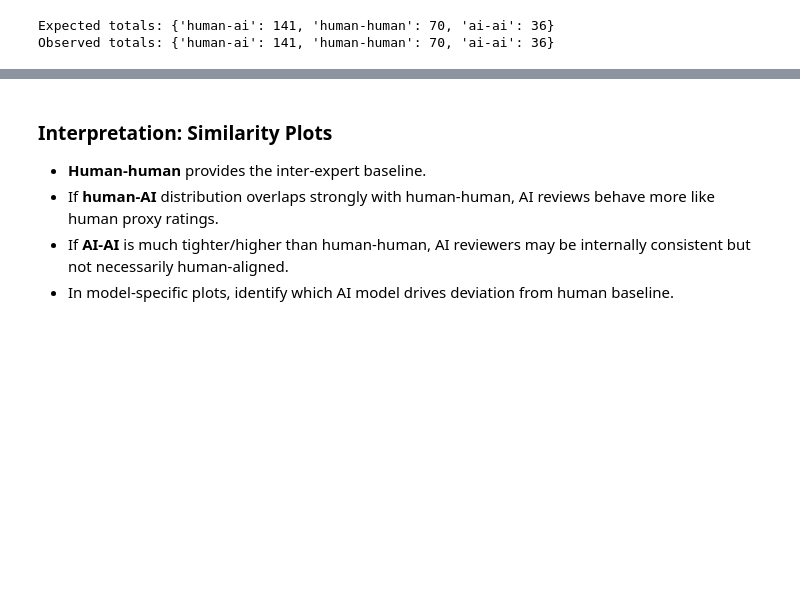
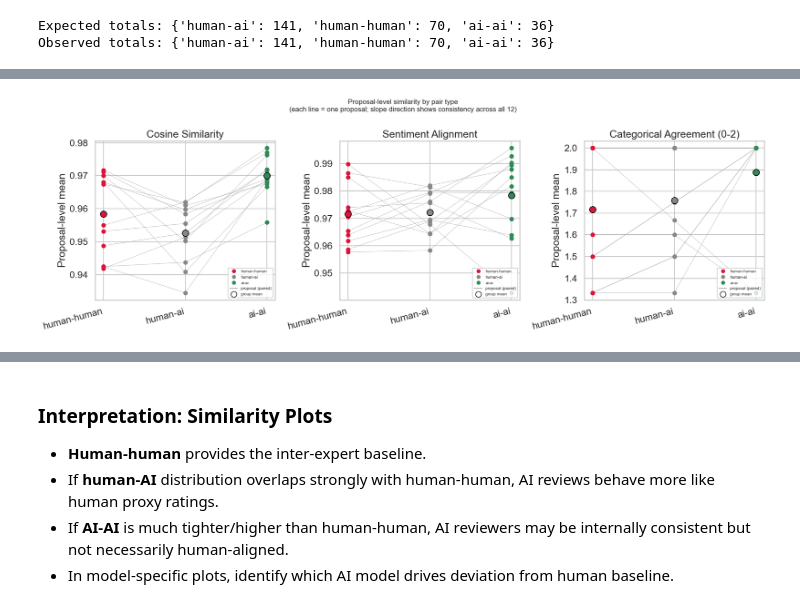
Before and after one commit to eveyhuang/human-AI-proposal, a Jupyter notebook: compare_reviews.ipynb, the cells around one changed output, grey strips where cells are left out. Cells and saved outputs as stored; diff of their text form; code cells hidden in the pictures; blank space fills up the shorter version.

```diff
--- a/compare_reviews.ipynb
+++ b/compare_reviews.ipynb
@@ -927,0 +951,94 @@ plt.show()
+# %%
+# Paired slope plot (primary): each line = one proposal, connecting its
+# proposal-level mean across pair types. Directly shows the paired structure
+# used by Wilcoxon (e.g. W=0 means every proposal had the same direction).
+#
+# Figure 2/3: Boxplots for unpaired model/pair-level breakdowns (appropriate there).
+
+pt_order   = ['human-human', 'human-ai', 'ai-ai']
+pt_palette = {'human-human': colors['Human'], 'human-ai': '#888888', 'ai-ai': '#2E8B57'}
+
+# Wide table: one row per proposal, columns per (pair_type x metric)
+wide_hh = human_human_prop.set_index('proposal_key')[SIM_METRICS].add_suffix('__human-human')
+wide_ha = human_ai_prop.set_index('proposal_key')[SIM_METRICS].add_suffix('__human-ai')
+wide_aa = ai_ai_prop.set_index('proposal_key')[SIM_METRICS].add_suffix('__ai-ai')
+wide_df = wide_hh.join(wide_ha, how='inner').join(wide_aa, how='inner')
+
+metric_titles = {
+    'cosine_similarity':         'Cosine Similarity',
+    'sentiment_alignment':       'Sentiment Alignment',
+    'categorical_agreement_num': 'Categorical Agreement (0-2)',
+}
+
+# --- Figure 1: Paired slope plot ---
+from matplotlib.lines import Line2D
+
+fig, axes = plt.subplots(1, 3, figsize=(18, 6))
+fig.suptitle(
+    'Proposal-level similarity by pair type\n'
+    '(each line = one proposal; slope direction shows consistency across all 12)',
+    fontsize=12,
+)
+
+for ax, metric in zip(axes, SIM_METRICS):
+    for pk, row in wide_df.iterrows():
+        ys = [row[f'{metric}__{pt}'] for pt in pt_order]
+        ax.plot(range(3), ys, color='#aaaaaa', linewidth=0.9, alpha=0.6, zorder=1)
+        for xi, (pt, y) in enumerate(zip(pt_order, ys)):
+            ax.scatter(xi, y, color=pt_palette[pt], s=40, zorder=2)
+    # Group means as large outlined markers
+    for xi, pt in enumerate(pt_order):
+        mean = wide_df[f'{metric}__{pt}'].mean()
+        ax.scatter(xi, mean, color=pt_palette[pt], s=120, zorder=3,
+                   edgecolors='black', linewidths=1.2)
+    ax.set_xticks(range(3))
+    ax.set_xticklabels(pt_order, rotation=15, ha='right')
+    ax.set_title(metric_titles[metric])
+    ax.set_ylabel('Proposal-level mean')
+    legend_handles = [
+        Line2D([0], [0], marker='o', color='w', markerfacecolor=pt_palette[pt],
+               markersize=8, label=pt)
+        for pt in pt_order
+    ] + [
+        Line2D([0], [0], color='#aaaaaa', linewidth=1.2, label='proposal (paired)'),
+        Line2D([0], [0], marker='o', color='w', markerfacecolor='white',
+               markeredgecolor='black', markersize=10, label='group mean'),
+    ]
+    ax.legend(handles=legend_handles, fontsize=7, loc='lower right')
+
+plt.tight_layout()
+plt.savefig(OUTPUT_DIR / 'quality_similarity_proxy_paired_slopes.png', dpi=200, bbox_inches='tight')
+plt.show()
+
+# --- Figure 2: Human-AI breakdown by evaluator model ---
+fig, axes = plt.subplots(1, 3, figsize=(20, 5))
+model_order   = sorted(human_ai_by_model_prop['ai_model'].dropna().unique())
+model_palette = {m: colors.get(m, '#999999') for m in model_order}
+for ax, metric, title in zip(axes, SIM_METRICS, metric_titles.values()):
+    sns.boxplot(data=human_ai_by_model_prop, x='ai_model', y=metric,
+                order=model_order, ax=ax, palette=model_palette)
+    sns.stripplot(data=human_ai_by_model_prop, x='ai_model', y=metric,
+                  order=model_order, ax=ax, color='black', alpha=0.25, size=3)
+    ax.set_title(f'Human-AI by model: {title}')
+    ax.tick_params(axis='x', rotation=20)
+    ax.set_xlabel('')
+plt.tight_layout()
+plt.savefig(OUTPUT_DIR / 'quality_similarity_human_ai_by_model_proposal_level.png', dpi=200, bbox_inches='tight')
+plt.show()
+
+# --- Figure 3: AI-AI breakdown by model pair ---
+fig, axes = plt.subplots(1, 3, figsize=(20, 5))
+pair_order = sorted(ai_ai_by_pair_prop['ai_model_pair'].dropna().unique())
+for ax, metric, title in zip(axes, SIM_METRICS, metric_titles.values()):
+    sns.boxplot(data=ai_ai_by_pair_prop, x='ai_model_pair', y=metric,
+                order=pair_order, ax=ax, color='#2E8B57')
+    sns.stripplot(data=ai_ai_by_pair_prop, x='ai_model_pair', y=metric,
+                  order=pair_order, ax=ax, color='black', alpha=0.25, size=3)
+    ax.set_title(f'AI-AI by model pair: {title}')
+    ax.tick_params(axis='x', rotation=20)
+    ax.set_xlabel('')
+plt.tight_layout()
+plt.savefig(OUTPUT_DIR / 'quality_similarity_ai_ai_by_model_pair_proposal_level.png', dpi=200, bbox_inches='tight')
+plt.show()
+# %% [output]
+[figure, added]
```
Also changed, not shown: parts of 50 cells of this notebook, 33 other files.
